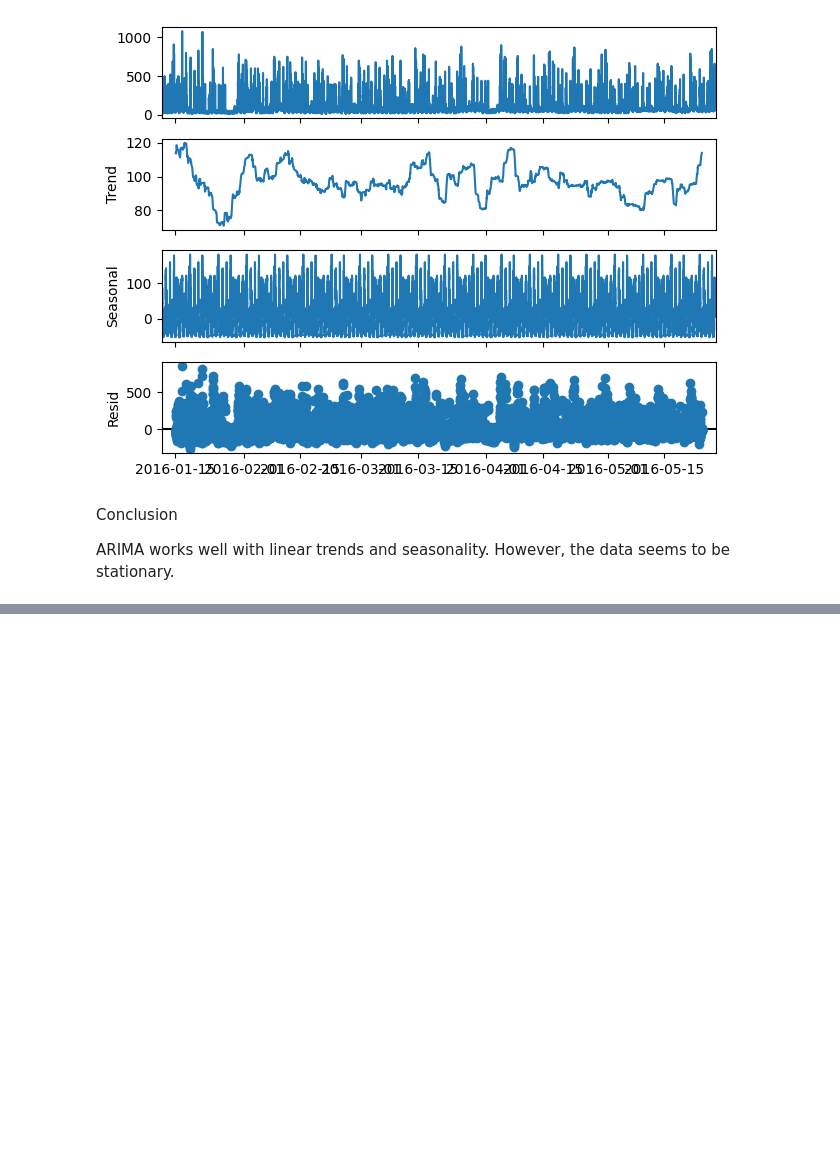
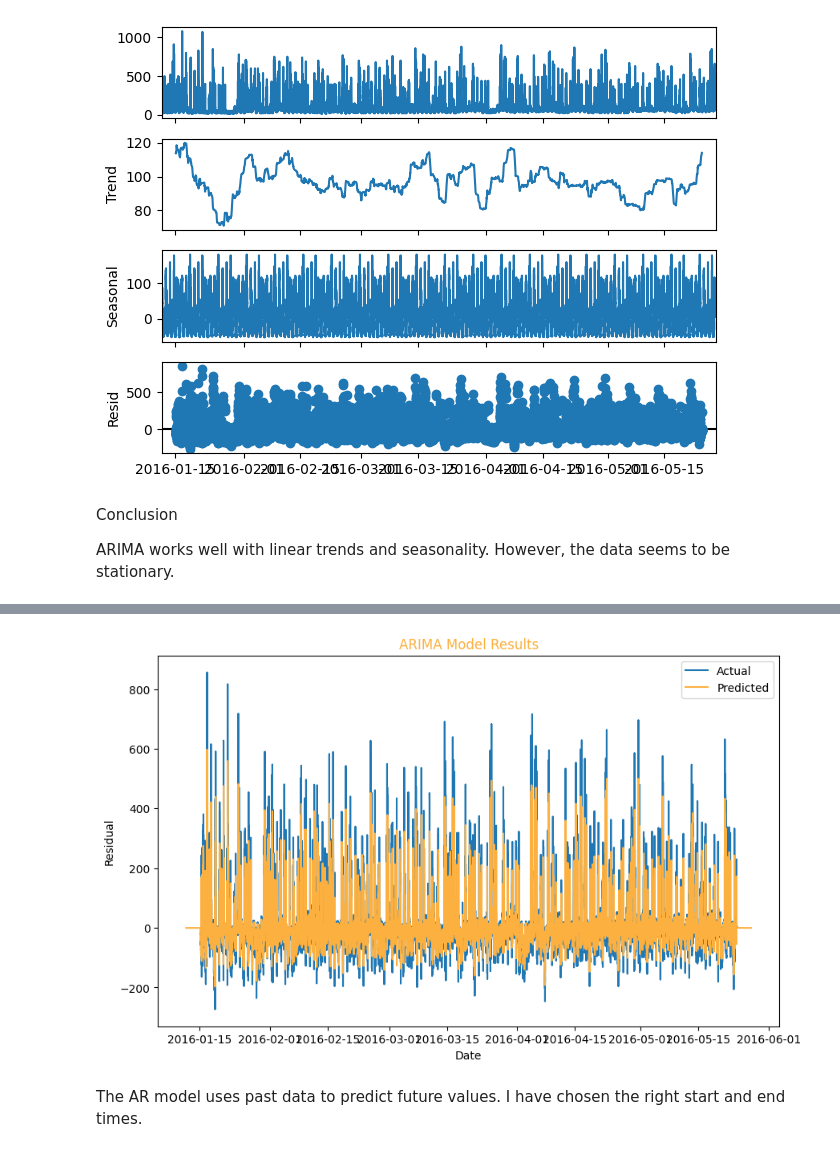
Before and after one commit to EduardoJMatosRomero/EduardoJulianMatosRomero_DCA_DVT_MLB_HCI, a Jupyter notebook: EduardoJulianMatosRomero_DCA_DVT_MLB_HCI.ipynb, the cells around one changed output, grey strips where cells are left out. Drawn from its saved outputs; the diff is of its cells as text; code cells hidden in the pictures; blank space fills up the shorter version.

```diff
--- a/EduardoJulianMatosRomero_DCA_DVT_MLB_HCI.ipynb
+++ b/EduardoJulianMatosRomero_DCA_DVT_MLB_HCI.ipynb
@@ -505,0 +526,19 @@ NameError: name 'residual' is not defined
+# %%
+# Defining the color for the plots
+springboard_color = "#FCB040"
+
+# Plotting ARIMA results
+plt.figure(figsize=(10, 6))  # Set the figure size
+
+# Drawing the actual residuals and predicted values
+plt.plot(residual, label='Actual')
+plt.plot(results_AR.fittedvalues, color=springboard_color, label='Predicted')
+plt.xlabel("Date")
+plt.ylabel("Residual")
+plt.legend(loc="best")
+plt.title('ARIMA Model Results', color=springboard_color)
+plt.show()
+# %% [output]
+[figure, added]
+# %% [markdown]
+The AR model uses past data to predict future values. I have chosen the right start and end times.
```
Also changed, not shown: parts of 42 cells of this notebook, 1 other file.
